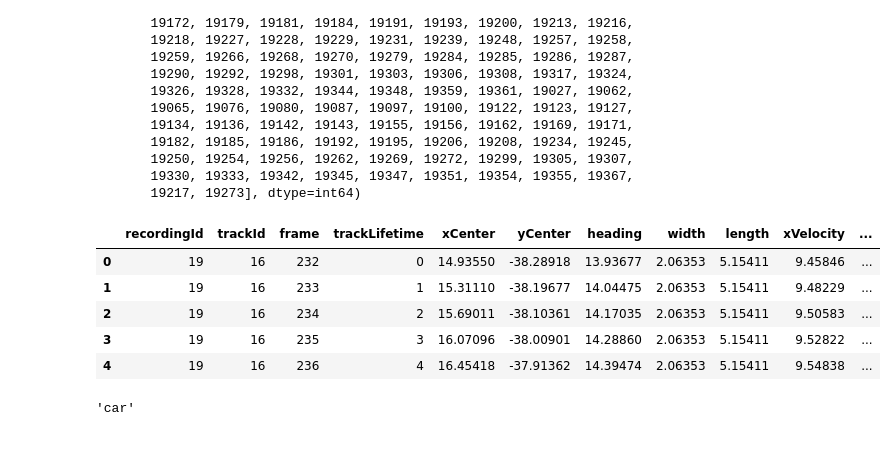
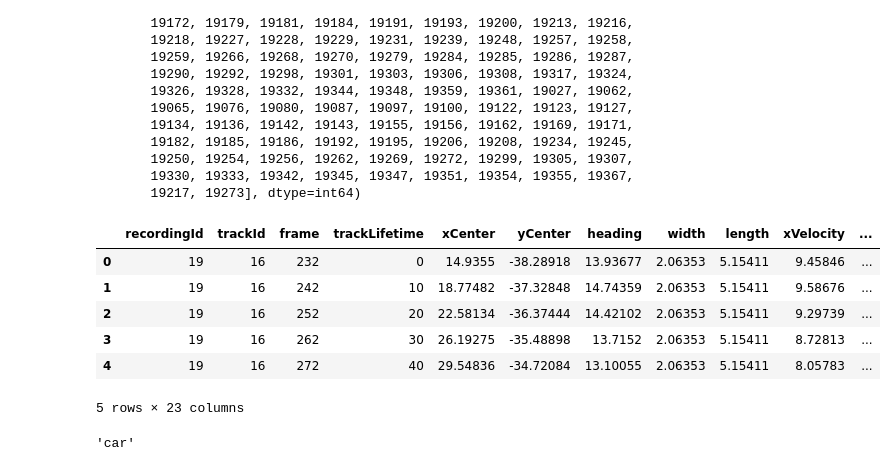
Before and after one commit to ika-rwth-aachen/drone-dataset-tools, a Jupyter notebook: src/notebooks/RecordingData.ipynb, the cells around one changed output. Cells and saved outputs as stored; diff of their text form; code cells hidden in the pictures.

```diff
--- a/src/notebooks/RecordingData.ipynb
+++ b/src/notebooks/RecordingData.ipynb
@@ -110,15 +115,16 @@ array([19016, 19018, 19023, 19025, 19028, 19036, 19043, 19048, 19052,
 # otherDf = sceneData.otherData
 # otherDf.head()
 # %%
-otherDf = sceneData.getClippedOtherDfs()
+otherDf = sceneData.getOtherDataInSceneCorrdinates()
 otherDf.head()
 # %% [output]
 |  | recordingId | trackId | frame | trackLifetime | xCenter | yCenter | heading | width | length | xVelocity | ... |
-| 0 | 19 | 16 | 232 | 0 | 14.93550 | -38.28918 | 13.93677 | 2.06353 | 5.15411 | 9.45846 | ... |
-| 1 | 19 | 16 | 233 | 1 | 15.31110 | -38.19677 | 14.04475 | 2.06353 | 5.15411 | 9.48229 | ... |
-| 2 | 19 | 16 | 234 | 2 | 15.69011 | -38.10361 | 14.17035 | 2.06353 | 5.15411 | 9.50583 | ... |
-| 3 | 19 | 16 | 235 | 3 | 16.07096 | -38.00901 | 14.28860 | 2.06353 | 5.15411 | 9.52822 | ... |
-| 4 | 19 | 16 | 236 | 4 | 16.45418 | -37.91362 | 14.39474 | 2.06353 | 5.15411 | 9.54838 | ... |
+| 0 | 19 | 16 | 232 | 0 | 14.9355 | -38.28918 | 13.93677 | 2.06353 | 5.15411 | 9.45846 | ... |
+| 1 | 19 | 16 | 242 | 10 | 18.77482 | -37.32848 | 14.74359 | 2.06353 | 5.15411 | 9.58676 | ... |
+| 2 | 19 | 16 | 252 | 20 | 22.58134 | -36.37444 | 14.42102 | 2.06353 | 5.15411 | 9.29739 | ... |
+| 3 | 19 | 16 | 262 | 30 | 26.19275 | -35.48898 | 13.7152 | 2.06353 | 5.15411 | 8.72813 | ... |
+| 4 | 19 | 16 | 272 | 40 | 29.54836 | -34.72084 | 13.10055 | 2.06353 | 5.15411 | 8.05783 | ... |
+5 rows × 23 columns
 # %%
 otherDf["class"][0]
 # %% [output]
```
Also changed, not shown: parts of 7 cells of this notebook, 3 other files.
